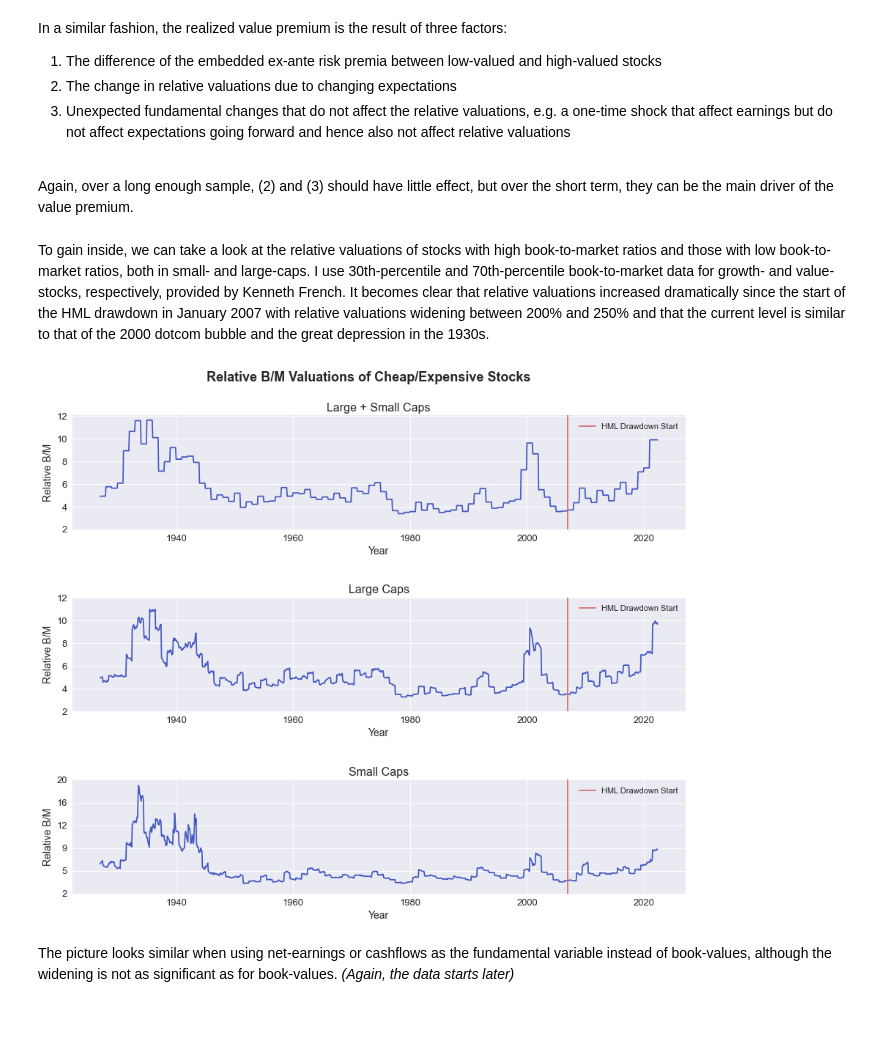
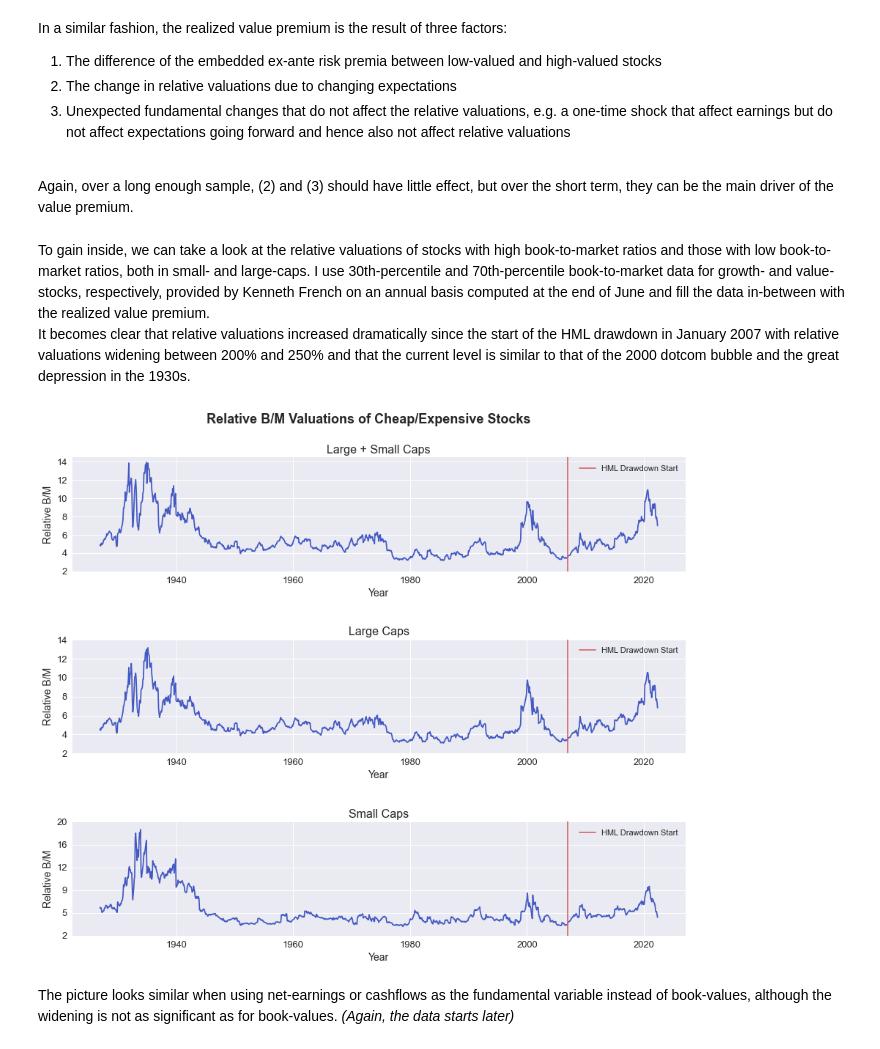
Before and after one commit to jonasniemeyer/investing-ideas, a Jupyter notebook: analyzing_the_value_premium.ipynb, the cells around one changed output. Cells and saved outputs as stored; diff of their text form; code cells hidden in the pictures; blank space fills up the shorter version.

Commit message:
add valuation spread computation between sorting periods

```diff
--- a/analyzing_the_value_premium.ipynb
+++ b/analyzing_the_value_premium.ipynb
@@ -482,4 +483,6 @@ In a similar fashion, the realized value premium is the result of three factors:
 
 Again, over a long enough sample, (2) and (3) should have little effect, but over the short term, they can be the main driver of the value premium.
 # %% [markdown]
-To gain inside, we can take a look at the relative valuations of stocks with high book-to-market ratios and those with low book-to-market ratios, both in small- and large-caps. I use 30th-percentile and 70th-percentile book-to-market data for growth- and value-stocks, respectively, provided by Kenneth French. It becomes clear that relative valuations increased dramatically since the start of the HML drawdown in January 2007 with relative valuations widening between 200% and 250% and that the current level is similar to that of the 2000 dotcom bubble and the great depression in the 1930s.
+To gain inside, we can take a look at the relative valuations of stocks with high book-to-market ratios and those with low book-to-market ratios, both in small- and large-caps. I use 30th-percentile and 70th-percentile book-to-market data for growth- and value-stocks, respectively, provided by Kenneth French on an annual basis computed at the end of June and fill the data in-between with the realized value premium.
+<br>
+It becomes clear that relative valuations increased dramatically since the start of the HML drawdown in January 2007 with relative valuations widening between 200% and 250% and that the current level is similar to that of the 2000 dotcom bubble and the great depression in the 1930s.
@@ -486,20 +520,9 @@ To gain inside, we can take a look at the relative valuations of stocks with hig
 # %%
-df["High B/M Ratio"] = bm_sorted_data["Value Weight Average of BE / ME"]["Hi 30"]
-df["Low B/M Ratio"] = bm_sorted_data["Value Weight Average of BE / ME"]["Lo 30"]
-df["Large High B/M Ratio"] = bm_size_sorted_data["Value Weight Average of BE/ME"]["BIG HiBM"]
-df["Large Low B/M Ratio"] = bm_size_sorted_data["Value Weight Average of BE/ME"]["BIG LoBM"]
-df["Small High B/M Ratio"] = bm_size_sorted_data["Value Weight Average of BE/ME"]["SMALL HiBM"]
-df["Small Low B/M Ratio"] = bm_size_sorted_data["Value Weight Average of BE/ME"]["SMALL LoBM"]
-
-df["Valuation Spread All"] = (df["High B/M Ratio"] / df["Low B/M Ratio"]).ffill()
-df["Valuation Spread Large"] = df["Large High B/M Ratio"] / df["Large Low B/M Ratio"]
-df["Valuation Spread Small"] = df["Small High B/M Ratio"] / df["Small Low B/M Ratio"]
-
 figure, axes = plt.subplots(3, figsize=(15,12))
 plt.subplots_adjust(hspace=0.6)
 figure.suptitle("Relative B/M Valuations of Cheap/Expensive Stocks", fontsize=18, fontweight="bold", y=0.95)
 
-axes[0].plot(df["Valuation Spread All"], color="#4459c2")
+axes[0].plot(spreads["Valuation Spread All"], color="#4459c2")
 axes[0].axvline(x=(2007-1970)*365, label="HML Drawdown Start", color="#d66b6b")
 
 axes[0].set_title("Large + Small Caps", size=16)
@@ -507,40 +530,40 @@ axes[0].set_xlabel("Year", size=14)
 axes[0].set_ylabel("Relative B/M", size=14)
 axes[0].tick_params(axis="x", labelsize=13)
 
-yticks = np.linspace(2, df["Valuation Spread All"].max() // 2 * 2 + 2, int(df["Valuation Spread All"].max() // 2)+1)
+yticks = np.linspace(2, spreads["Valuation Spread All"].max() // 2 * 2 + 2, int(spreads["Valuation Spread All"].max() // 2)+1)
 axes[0].set_yticks(yticks)
 axes[0].set_yticklabels([int(tick) for tick in yticks], size=13)
 
 axes[0].legend(fontsize=11, loc="upper right");
 
-axes[1].plot(df["Valuation Spread Large"], color="#4459c2")
+axes[1].plot(spreads["Valuation Spread Large"], color="#4459c2")
 axes[1].axvline(x=(2007-1970)*365, label="HML Drawdown Start", color="#d66b6b")
 
 axes[1].set_title("Large Caps", size=16)
 axes[1].set_xlabel("Year", size=14)
 axes[1].set_ylabel("Relative B/M", size=14)
 axes[1].tick_params(axis="x", labelsize=13)
 
-yticks = np.linspace(2, df["Valuation Spread Large"].max() // 2 * 2 + 2, int(df["Valuation Spread Large"].max() // 2)+1)
+yticks = np.linspace(2, spreads["Valuation Spread Large"].max() // 2 * 2 + 2, int(spreads["Valuation Spread Large"].max() // 2)+1)
 axes[1].set_yticks(yticks)
 axes[1].set_yticklabels([int(tick) for tick in yticks], size=13)
 
 axes[1].legend(fontsize=11, loc="upper right");
 
-axes[2].plot(df["Valuation Spread Small"], color="#4459c2")
+axes[2].plot(spreads["Valuation Spread Small"], color="#4459c2")
 axes[2].axvline(x=(2007-1970)*365, label="HML Drawdown Start", color="#d66b6b")
 
 axes[2].set_title("Small Caps", size=16)
 axes[2].set_xlabel("Year", size=14)
 axes[2].set_ylabel("Relative B/M", size=14)
 axes[2].tick_params(axis="x", labelsize=13)
 
-yticks = np.linspace(2, df["Valuation Spread Small"].max() // 2 * 2 + 2, int(df["Valuation Spread Small"].max() // 3))
+yticks = np.linspace(2, spreads["Valuation Spread Small"].max() // 2 * 2 + 2, int(spreads["Valuation Spread Small"].max() // 3))
 axes[2].set_yticks(yticks)
 axes[2].set_yticklabels([int(tick) for tick in yticks], size=13)
 
 axes[2].legend(fontsize=11, loc="upper right");
 # %% [output]
-[figure, old version]
+[figure, new version]
 # %% [markdown]
 The picture looks similar when using net-earnings or cashflows as the fundamental variable instead of book-values, although the widening is not as significant as for book-values. *(Again, the data starts later)*
```
Also changed, not shown: parts of 27 cells of this notebook.
